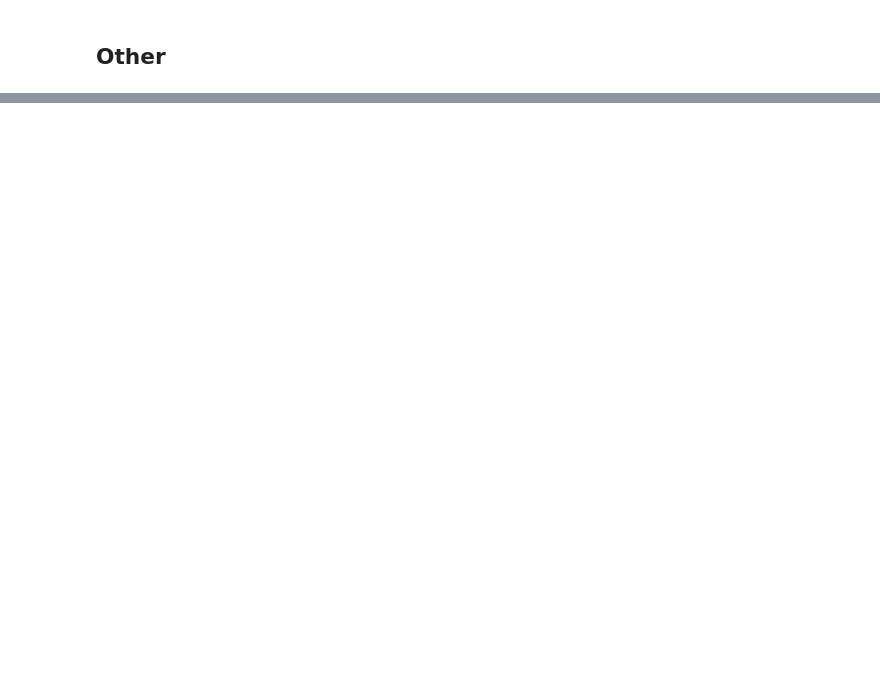
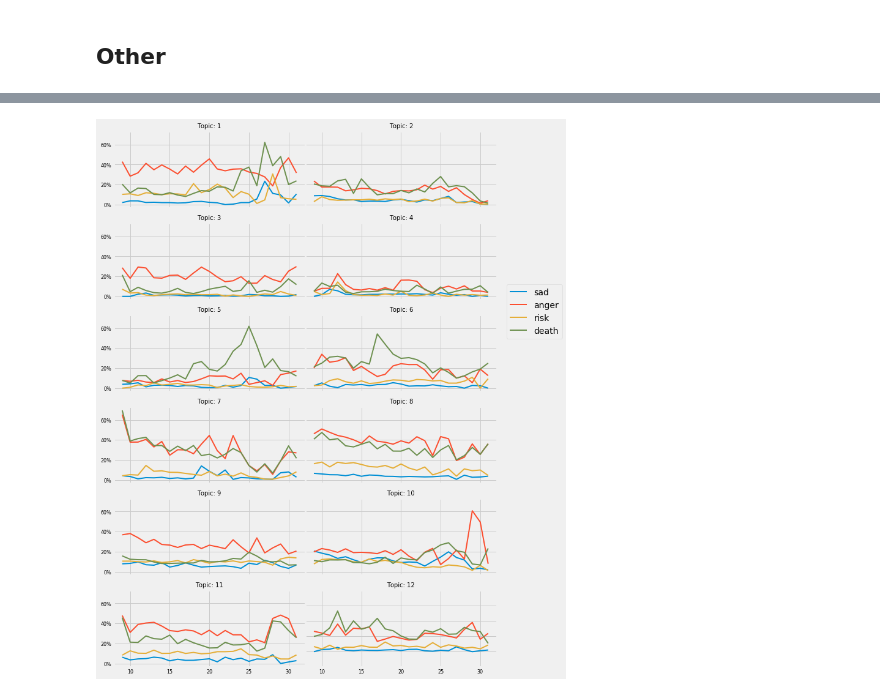
Before and after one commit to opardo/BlackLivesMatter, a Jupyter notebook: SentimentAnalysis/LWIC_Analysis_Dummy.ipynb, the cells around one changed output, grey strips where cells are left out. Saved outputs shown, nothing was run; the diff lists cells and outputs as text; code cells hidden in the pictures; blank space fills up the shorter version.

Commit message:
add sentiment by topics

```diff
--- a/SentimentAnalysis/LWIC_Analysis_Dummy.ipynb
+++ b/SentimentAnalysis/LWIC_Analysis_Dummy.ipynb
@@ -190,0 +211,36 @@ plot_means(df_other, other_keys)
+# %%
+## Functions
+def pivot_topic_table_metrics(df, topic, keys):
+    df_filter = df[df['Dominant_Topic'] == topic]
+    d  = {'{}_dummy'.format(x) : [np.mean] for x in keys}
+    df_pivot = df_filter.pivot_table(index='day_of_tweet',  aggfunc=d).reset_index()
+    df_pivot.columns = ['_'.join(list(x)) for x in df_pivot.columns]
+    df_pivot.columns = [x.replace('<lambda>', 'mean') for x in df_pivot.columns]
+    return df_pivot
+
+def plot_topic_timelines(df, keys, topics):
+    fig, ax = plt.subplots(6, 2, figsize=(10,15), sharex=True, sharey=True,
+                          gridspec_kw={'hspace': 0.2, 'wspace': 0})
+    axs = ax.ravel()
+
+    for i,t in enumerate(topics):
+        df_aux = pivot_topic_table_metrics(df, t, keys)
+        for key in keys:
+            # Visualize the result
+            axs[i].plot(df_aux['day_of_tweet_'],
+                    df_aux['{}_dummy_mean'.format(key)], '-', lw=2,
+                       label=key)
+            axs[i].set_title('Topic: {}'.format(t), size=10)
+
+    for axi in axs:
+        vals = axi.get_yticks()
+        plt.yticks(vals, ['{:,.0%}'.format(x) for x in vals])
+        axi.tick_params(axis='both', which='major', labelsize=8)
+    plt.legend(bbox_to_anchor=(1.05, 5), loc=2, borderaxespad=0.)
+# %%
+topics = sorted(tweets['Dominant_Topic'].value_counts().index)
+
+emotion_keys = ['sad', 'anger', 'risk', 'death']
+plot_topic_timelines(tweets, emotion_keys, topics)
+# %% [output]
+[figure, added]
```
Also changed, not shown: parts of 17 cells of this notebook.
